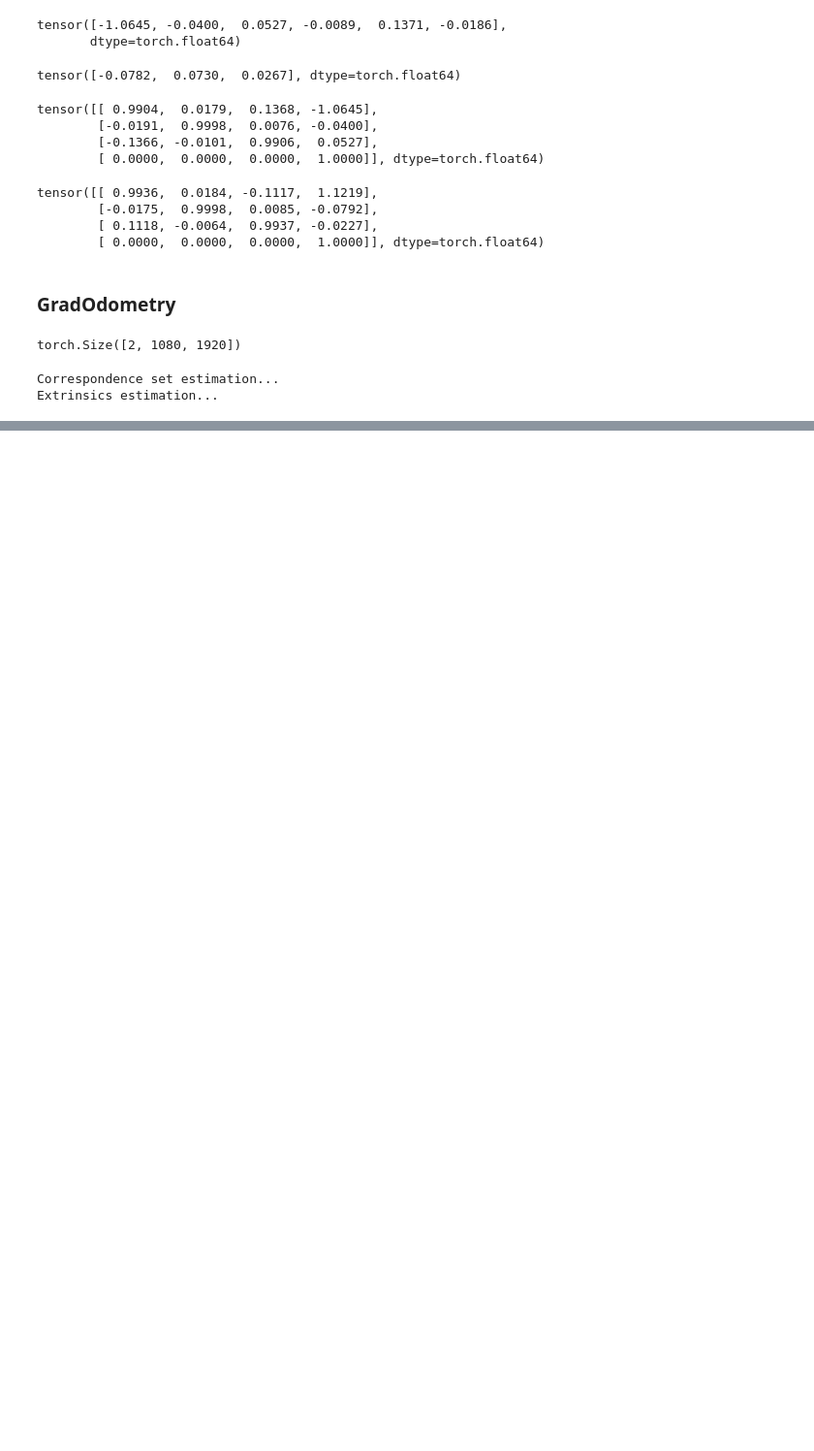
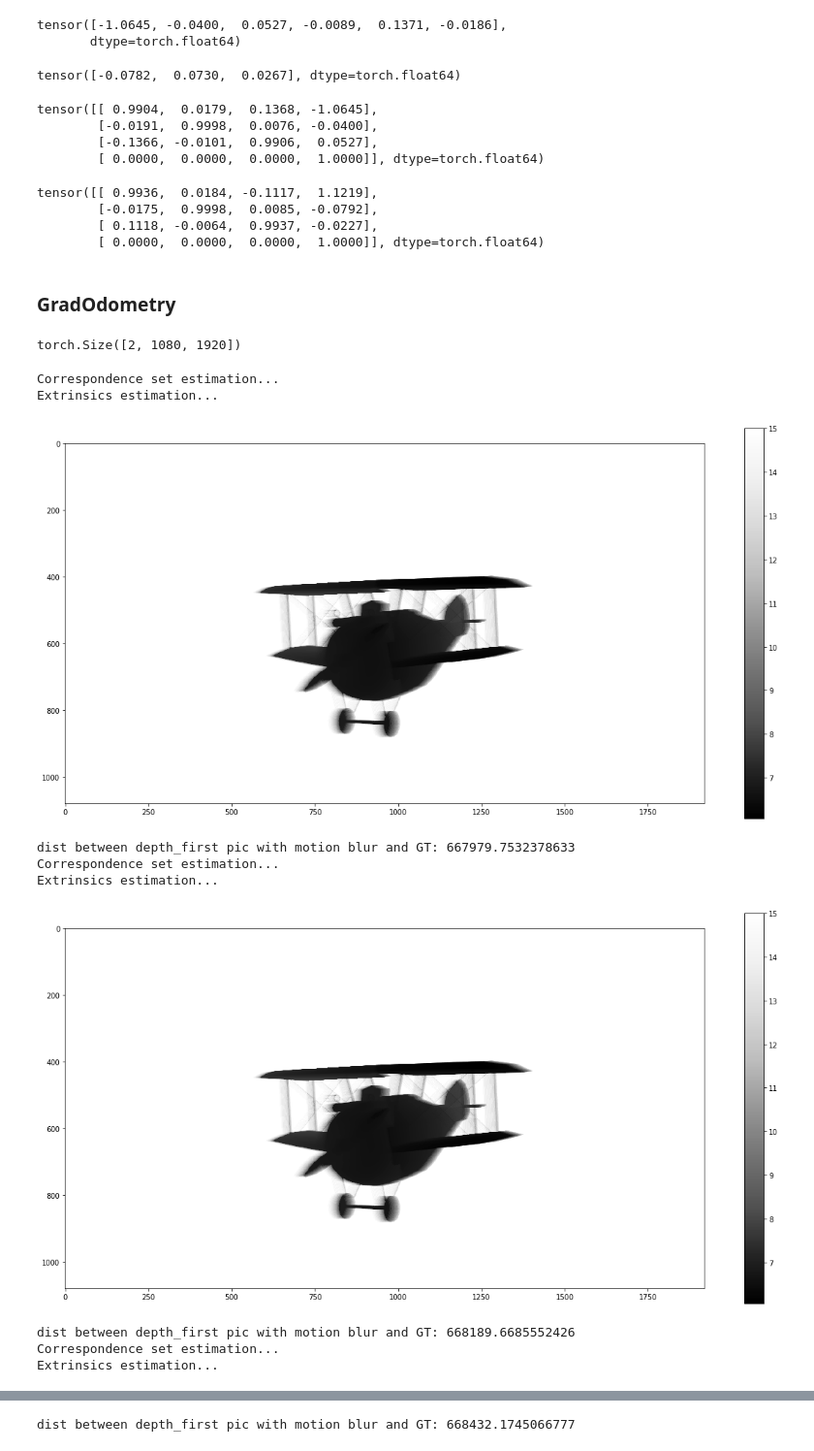
Before and after one commit to ys-koshelev/gradSLAM_FinalProject, a Jupyter notebook: GradOdometry.ipynb, the cells around one changed output, grey strips where cells are left out. Shown: that part at 97% size. Drawn from its saved outputs; the diff is of its cells as text; code cells hidden in the pictures; blank space fills up the shorter version.

```diff
--- a/GradOdometry.ipynb
+++ b/GradOdometry.ipynb
@@ -147,14 +147,17 @@ tensor([[ 0.9936,  0.0184, -0.1117,  1.1219],
 ### GradOdometry
 # %%
 depth, extr, gt_depth = load_data(depth_dir, gt_extrinsics_dir, indices=[10, 50], gt_depth_dir=gt_depth_dir)
-depth = depth.requires_grad_()
+# depth = depth.requires_grad_()
+depth_first = depth[0].clone()
+depth_second = depth[1].clone()
+_ = depth_first.requires_grad_()
 # %%
 depth.shape
 # %% [output]
 torch.Size([2, 1080, 1920])
 # %%
-pc0 = Cloud.from_tensors(depth[0], K, torch.eye(4), ignore='max')
-pc1 = Cloud.from_tensors(depth[1], K, torch.eye(4), ignore='max')
+pc0 = Cloud.from_tensors(depth_first, K, torch.eye(4), ignore='max')
+pc1 = Cloud.from_tensors(depth_second, K, torch.eye(4), ignore='max')
 # pc0 = Cloud.from_tensors(gt_depth[0], K, torch.eye(4), ignore='max')
 # pc1 = Cloud.from_tensors(gt_depth[1], K, torch.eye(4), ignore='max')
 # %%
@@ -167,24 +170,44 @@ def loss(T_estim, extr_first, extr_second):
 # %%
 gradslam_iter = 30
 
-opt = optim.Adam([depth], lr=1e-4)    # depth[0] only?
+opt = optim.Adam([depth_first], lr=1e-2)
 
+depth_history = []
 for i in tqdm(range(gradslam_iter)):
-    pc0 = Cloud.from_tensors(depth[0], K, torch.eye(4), ignore='max')
-    pc1 = Cloud.from_tensors(depth[1], K, torch.eye(4), ignore='max')
+    pc0 = Cloud.from_tensors(depth_first, K, torch.eye(4), ignore='max')
+    pc1 = Cloud.from_tensors(depth_second, K, torch.eye(4), ignore='max')
 
-    params = optim_step_ICP(pc0, pc1, max_iter=100, icp_max_iter=3)
+    #TODO do several iterations of this with small icp_max_iter:
+    params = optim_step_ICP(pc0, pc1, max_iter=100, icp_max_iter=10)
     transl, angle = params.split([3, 3], dim=-1)
     rot = create_rot_from_angle(angle.unsqueeze(0)).squeeze(0)
     pc0.points = transform_pc(pc0.points, rot, transl).squeeze(1)
     T = extrinsics_from_rot_transl(rot, transl)
 
+    opt.zero_grad()
     loss_val = loss(T, extr[0], extr[1])
     loss_val.backward()
     opt.step()
 
-    if i % 5 == 0:
-        visualize_pcd(pc0, pc1)
+#     if i % 5 == 0:
+#         visualize_pcd(pc0, pc1)
+
+    depth_first_img = depth_first.cpu().data.numpy()
+    depth_first_img_gt = gt_depth[0].cpu().data.numpy()
+    depth_history.append(depth_first_img)
+    plt.figure(figsize=(20, 10))
+    plt.imshow(depth_first_img, cmap=plt.cm.Greys_r)
+    plt.colorbar()
+    plt.show()
+    print('dist between depth_first pic with motion blur and GT:', ((depth_first_img - depth_first_img_gt) ** 2).sum())
 # %% [output]
 Correspondence set estimation...
 Extrinsics estimation...
+[figure, added]
+dist between depth_first pic with motion blur and GT: 667979.7532378633
+Correspondence set estimation...
+Extrinsics estimation...
+[figure, added]
+dist between depth_first pic with motion blur and GT: 668189.6685552426
+Correspondence set estimation...
+Extrinsics estimation...
@@ -190,0 +215 @@ Extrinsics estimation...
+dist between depth_first pic with motion blur and GT: 668432.1745066777
```
Also changed, not shown: parts of 2 cells of this notebook, 1 other file.
